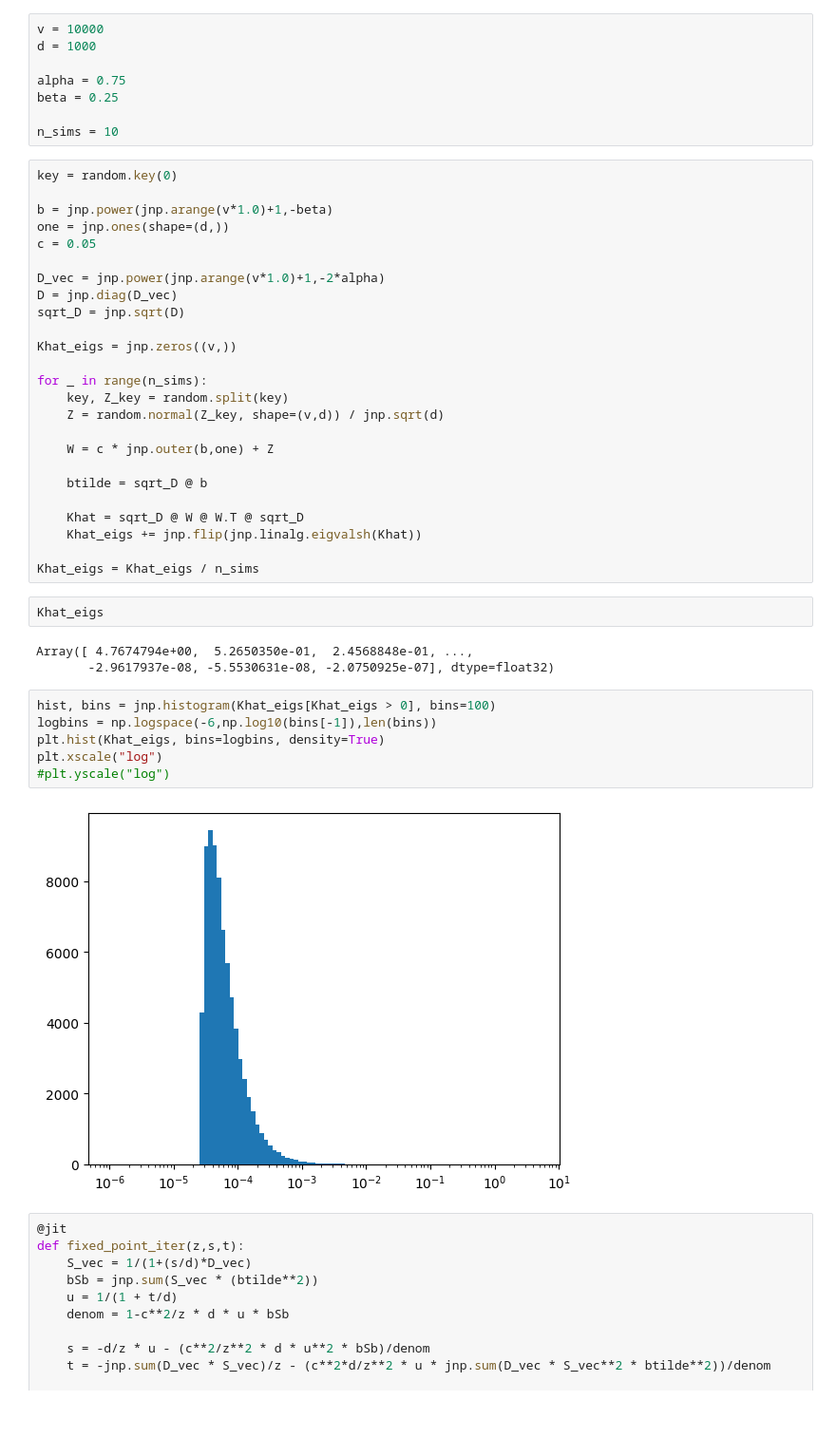
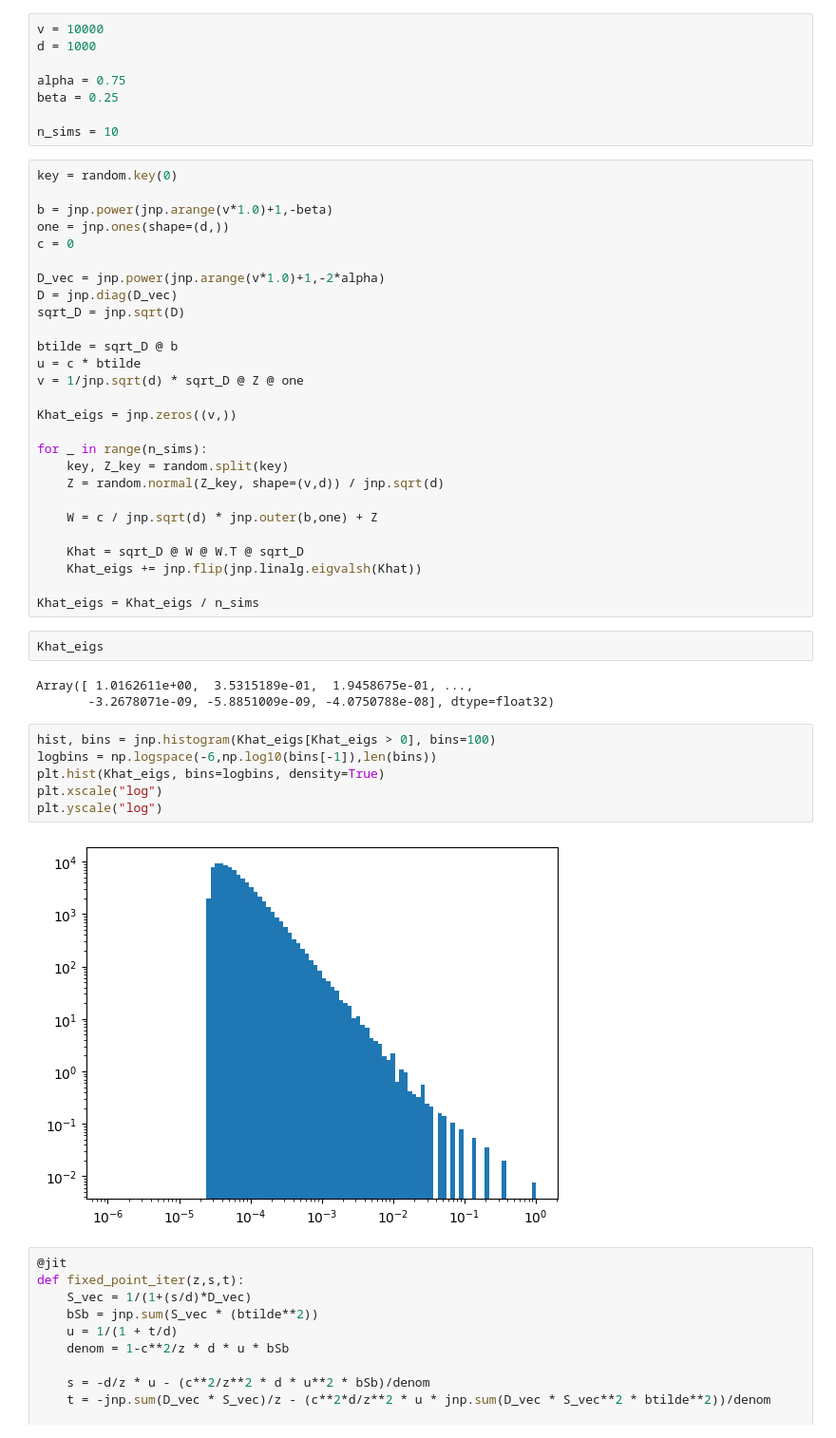
Before and after one commit to kctsiolis/scaling_law_phases, a Jupyter notebook: spike_sim.ipynb, the cells around one changed output. Shown at 95% size. Drawn from its saved outputs; the diff is of its cells as text.

```diff
--- a/spike_sim.ipynb
+++ b/spike_sim.ipynb
@@ -20,11 +16,15 @@ key = random.key(0)
 
 b = jnp.power(jnp.arange(v*1.0)+1,-beta)
 one = jnp.ones(shape=(d,))
-c = 0.05
+c = 0
 
 D_vec = jnp.power(jnp.arange(v*1.0)+1,-2*alpha)
 D = jnp.diag(D_vec)
 sqrt_D = jnp.sqrt(D)
+
+btilde = sqrt_D @ b
+u = c * btilde
+v = 1/jnp.sqrt(d) * sqrt_D @ Z @ one
 
 Khat_eigs = jnp.zeros((v,))
 
@@ -32,9 +32,7 @@ for _ in range(n_sims):
     key, Z_key = random.split(key)
     Z = random.normal(Z_key, shape=(v,d)) / jnp.sqrt(d)
 
-    W = c * jnp.outer(b,one) + Z
-
-    btilde = sqrt_D @ b
+    W = c / jnp.sqrt(d) * jnp.outer(b,one) + Z
 
     Khat = sqrt_D @ W @ W.T @ sqrt_D
     Khat_eigs += jnp.flip(jnp.linalg.eigvalsh(Khat))
@@ -43,16 +41,16 @@ Khat_eigs = Khat_eigs / n_sims
 # %%
 Khat_eigs
 # %% [output]
-Array([ 4.7674794e+00,  5.2650350e-01,  2.4568848e-01, ...,
-       -2.9617937e-08, -5.5530631e-08, -2.0750925e-07], dtype=float32)
+Array([ 1.0162611e+00,  3.5315189e-01,  1.9458675e-01, ...,
+       -3.2678071e-09, -5.8851009e-09, -4.0750788e-08], dtype=float32)
 # %%
 hist, bins = jnp.histogram(Khat_eigs[Khat_eigs > 0], bins=100)
 logbins = np.logspace(-6,np.log10(bins[-1]),len(bins))
 plt.hist(Khat_eigs, bins=logbins, density=True)
 plt.xscale("log")
-#plt.yscale("log")
+plt.yscale("log")
 # %% [output]
-[figure, old version]
+[figure, new version]
 # %%
 @jit
 def fixed_point_iter(z,s,t):
```
Also changed, not shown: parts of 5 cells of this notebook, 1 other file.
